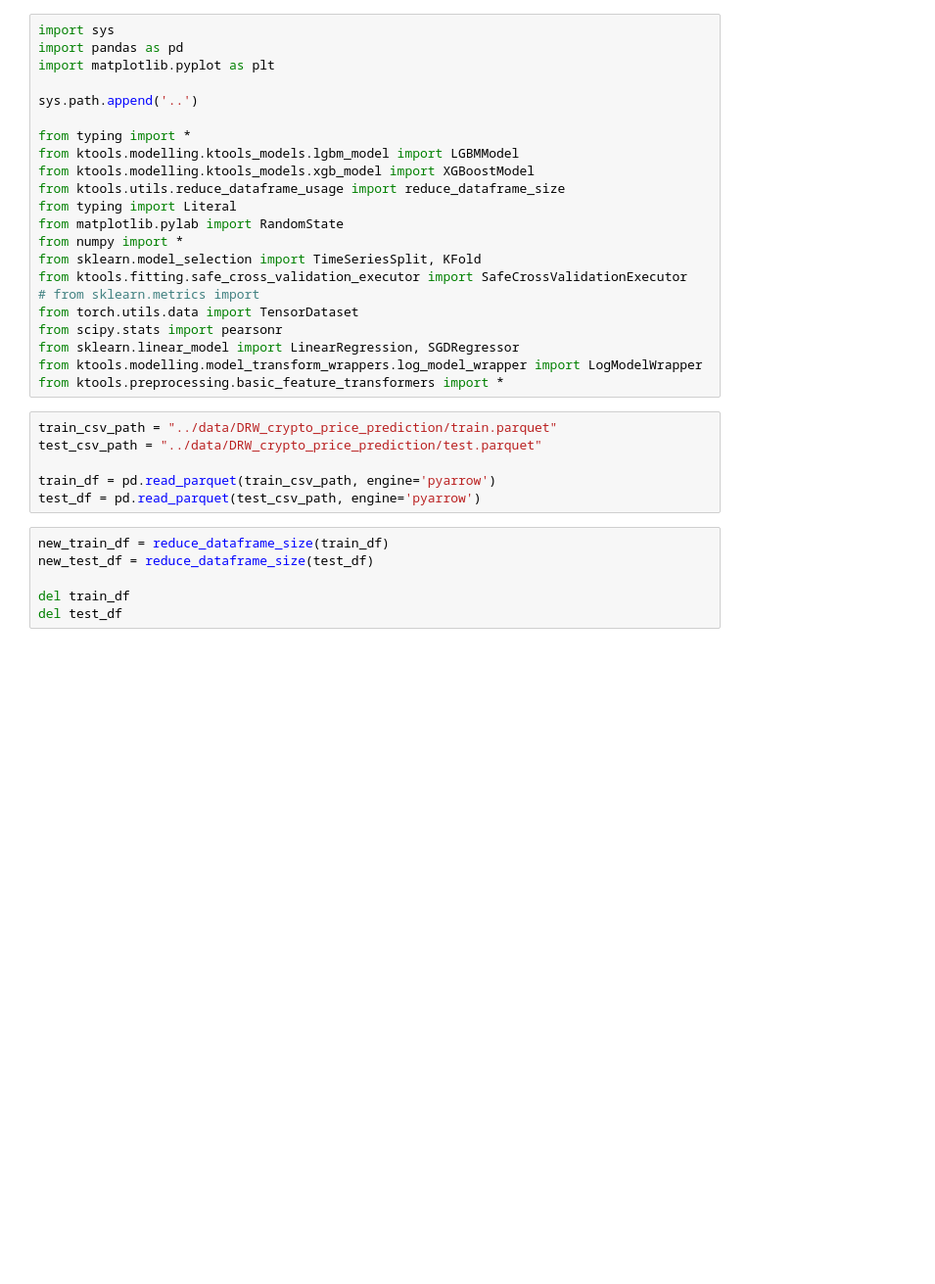
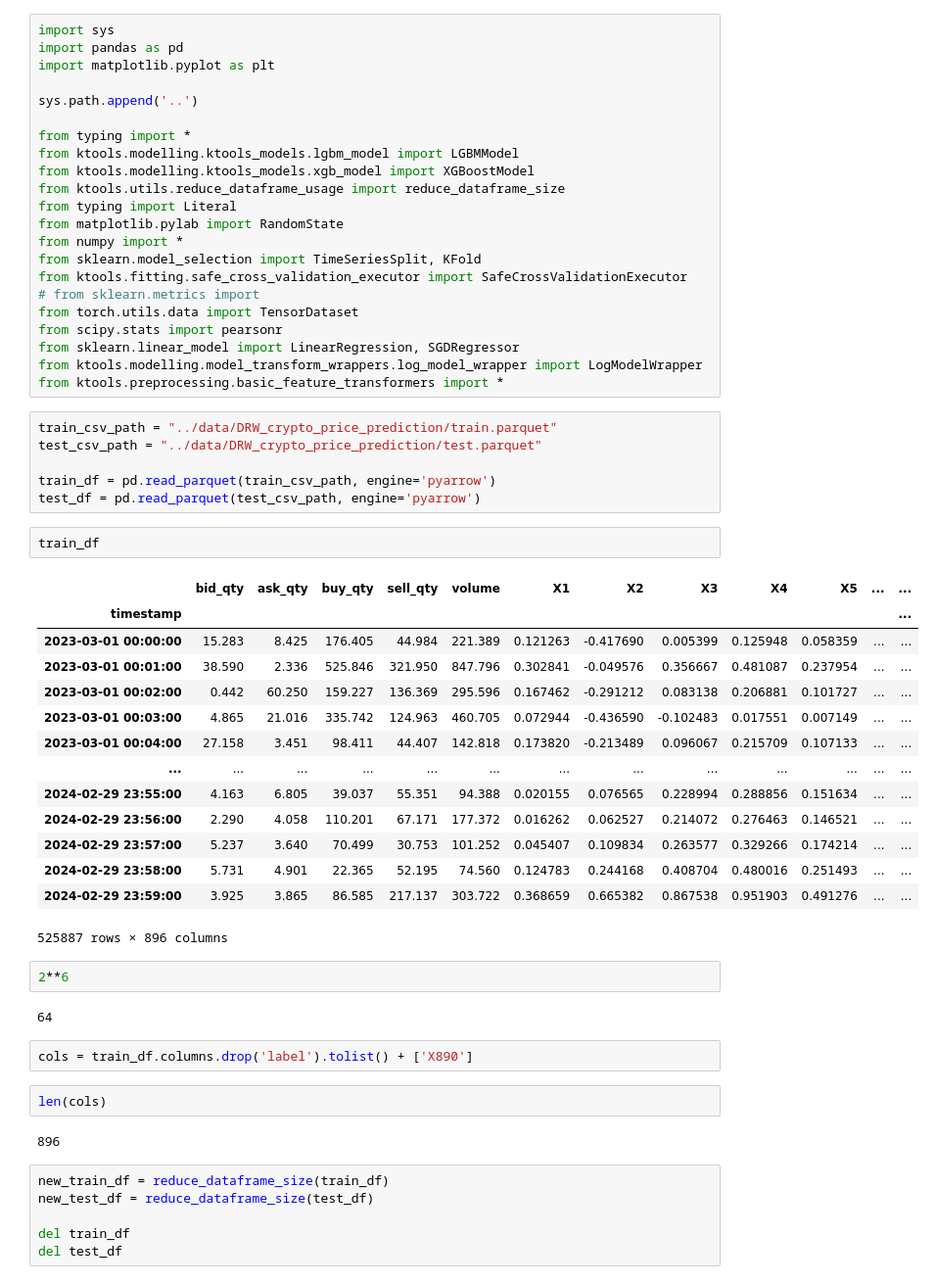
Before and after one commit to yuwei-1/Kaggle-tools, a Jupyter notebook: notebooks/drw_data_exploration.ipynb, the cells around one changed output. Shown at 98% size. Drawn from its saved outputs; the diff is of its cells as text; blank space fills up the shorter version.

```diff
--- a/notebooks/drw_data_exploration.ipynb
+++ b/notebooks/drw_data_exploration.ipynb
@@ -26,6 +26,33 @@ test_csv_path = "../data/DRW_crypto_price_prediction/test.parquet"
 
 train_df = pd.read_parquet(train_csv_path, engine='pyarrow')
 test_df = pd.read_parquet(test_csv_path, engine='pyarrow')
+# %%
+train_df
+# %% [output]
+|  | bid_qty | ask_qty | buy_qty | sell_qty | volume | X1 | X2 | X3 | X4 | X5 | ... | ... |
+| timestamp |  |  |  |  |  |  |  |  |  |  |  | ... |
+| 2023-03-01 00:00:00 | 15.283 | 8.425 | 176.405 | 44.984 | 221.389 | 0.121263 | -0.417690 | 0.005399 | 0.125948 | 0.058359 | ... | ... |
+| 2023-03-01 00:01:00 | 38.590 | 2.336 | 525.846 | 321.950 | 847.796 | 0.302841 | -0.049576 | 0.356667 | 0.481087 | 0.237954 | ... | ... |
+| 2023-03-01 00:02:00 | 0.442 | 60.250 | 159.227 | 136.369 | 295.596 | 0.167462 | -0.291212 | 0.083138 | 0.206881 | 0.101727 | ... | ... |
+| 2023-03-01 00:03:00 | 4.865 | 21.016 | 335.742 | 124.963 | 460.705 | 0.072944 | -0.436590 | -0.102483 | 0.017551 | 0.007149 | ... | ... |
+| 2023-03-01 00:04:00 | 27.158 | 3.451 | 98.411 | 44.407 | 142.818 | 0.173820 | -0.213489 | 0.096067 | 0.215709 | 0.107133 | ... | ... |
+| ... | ... | ... | ... | ... | ... | ... | ... | ... | ... | ... | ... | ... |
+| 2024-02-29 23:55:00 | 4.163 | 6.805 | 39.037 | 55.351 | 94.388 | 0.020155 | 0.076565 | 0.228994 | 0.288856 | 0.151634 | ... | ... |
+| 2024-02-29 23:56:00 | 2.290 | 4.058 | 110.201 | 67.171 | 177.372 | 0.016262 | 0.062527 | 0.214072 | 0.276463 | 0.146521 | ... | ... |
+| 2024-02-29 23:57:00 | 5.237 | 3.640 | 70.499 | 30.753 | 101.252 | 0.045407 | 0.109834 | 0.263577 | 0.329266 | 0.174214 | ... | ... |
+| 2024-02-29 23:58:00 | 5.731 | 4.901 | 22.365 | 52.195 | 74.560 | 0.124783 | 0.244168 | 0.408704 | 0.480016 | 0.251493 | ... | ... |
+| 2024-02-29 23:59:00 | 3.925 | 3.865 | 86.585 | 217.137 | 303.722 | 0.368659 | 0.665382 | 0.867538 | 0.951903 | 0.491276 | ... | ... |
+525887 rows × 896 columns
+# %%
+2**6
+# %% [output]
+64
+# %%
+cols = train_df.columns.drop('label').tolist() + ['X890']
+# %%
+len(cols)
+# %% [output]
+896
 # %%
 new_train_df = reduce_dataframe_size(train_df)
 new_test_df = reduce_dataframe_size(test_df)
```
Also changed, not shown: 9 other files.
